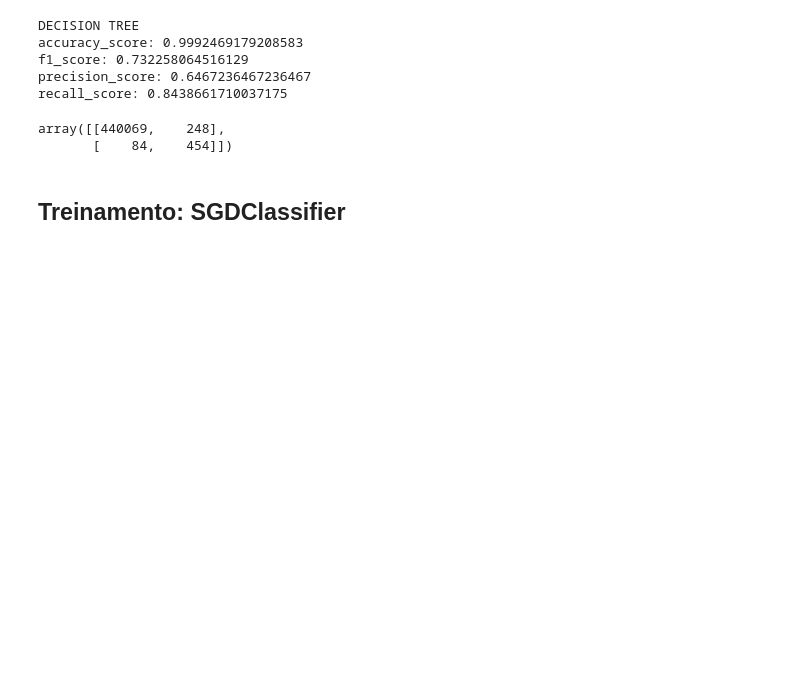
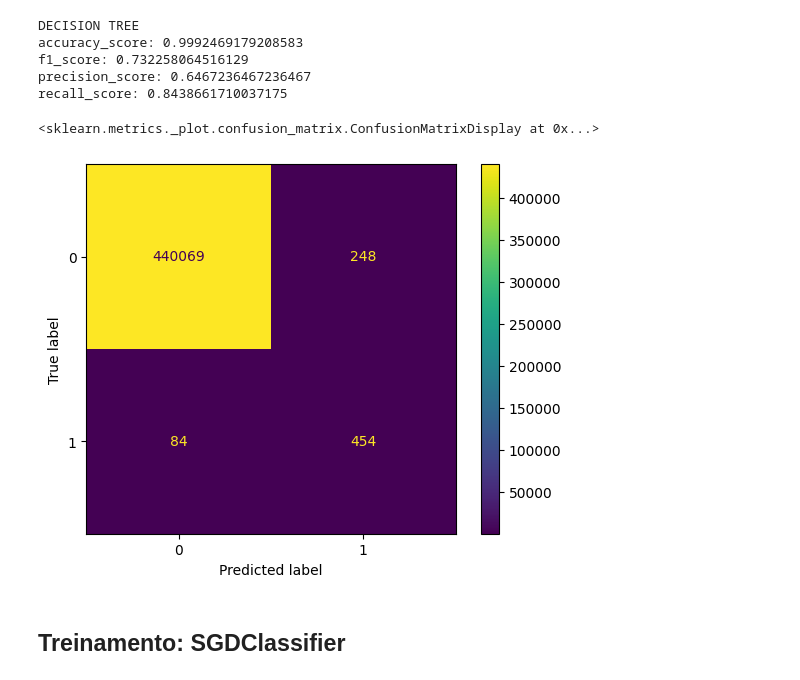
Before and after one commit to MartonioJunior/Aprendizagem-Automatica, a Jupyter notebook: Trabalho final/Treinamento de dados.ipynb, the cells around one changed output. Cells and saved outputs as stored; diff of their text form; code cells hidden in the pictures; blank space fills up the shorter version.

```diff
--- a/Trabalho final/Treinamento de dados.ipynb
+++ b/Trabalho final/Treinamento de dados.ipynb
@@ -168,10 +155,10 @@ f1_score: 0.732258064516129
 precision_score: 0.6467236467236467
 recall_score: 0.8438661710037175
 # %%
-confusion_matrix(y_test, decision_tree_y_pred)
+ConfusionMatrixDisplay.from_predictions(y_test, decision_tree_y_pred)
 # %% [output]
-array([[440069,    248],
-       [    84,    454]])
+<sklearn.metrics._plot.confusion_matrix.ConfusionMatrixDisplay at 0x...>
+[figure, added]
 # %% [markdown]
 ## Treinamento: SGDClassifier
 # %%
```
Also changed, not shown: parts of 14 cells of this notebook.
